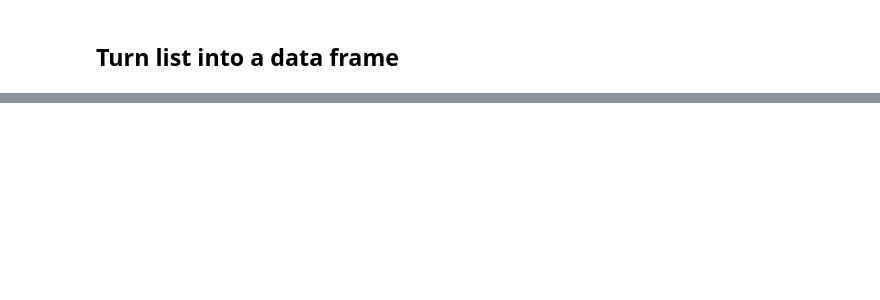
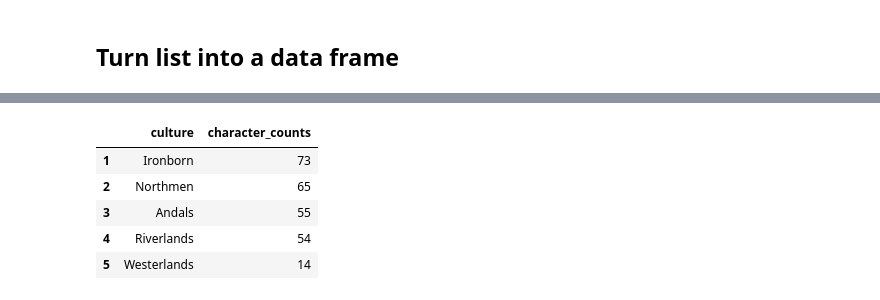
Before and after one commit to mariamorskovatykh/game_of_thrones_project, a Jupyter notebook: characters_scraping.ipynb, the cells around one changed output, grey strips where cells are left out. Drawn from its saved outputs; the diff is of its cells as text; code cells hidden in the pictures; blank space fills up the shorter version.

```diff
--- a/characters_scraping.ipynb
+++ b/characters_scraping.ipynb
@@ -167,0 +284,12 @@ TypeError: expected string or bytes-like object
+# %%
+# Group by cultures and count
+df_grouped_cul = culture_df.groupby("culture")["character_name"].count().sort_values(ascending=False).reset_index(name='character_counts')
+df_grouped_cul = df_grouped_cul[df_grouped_cul["culture"] != "Unknown"]
+df_grouped_cul.head()
+# %% [output]
+|  | culture | character_counts |
+| 1 | Ironborn | 73 |
+| 2 | Northmen | 65 |
+| 3 | Andals | 55 |
+| 4 | Riverlands | 54 |
+| 5 | Westerlands | 14 |
```
Also changed, not shown: parts of 25 cells of this notebook.
